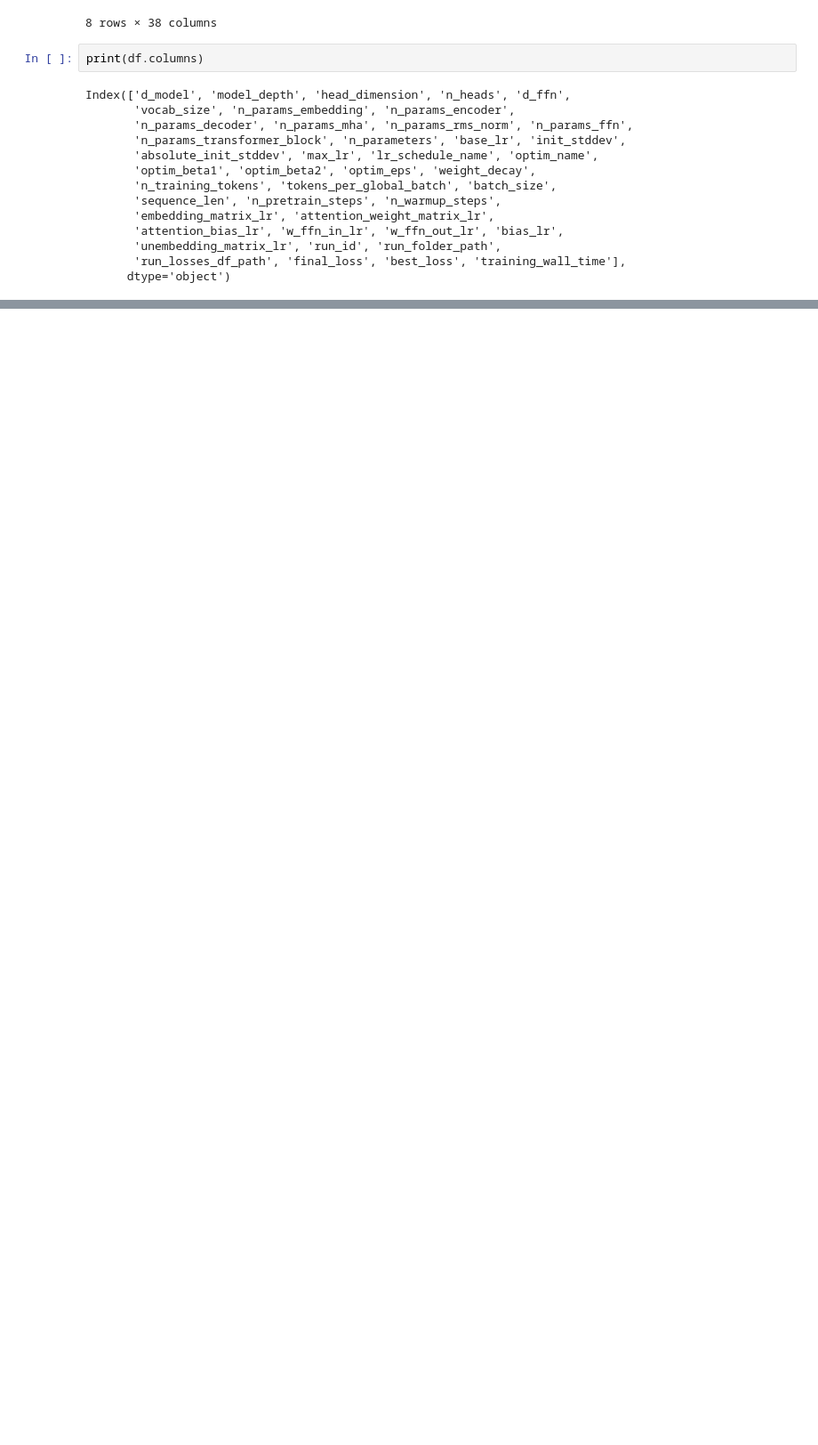
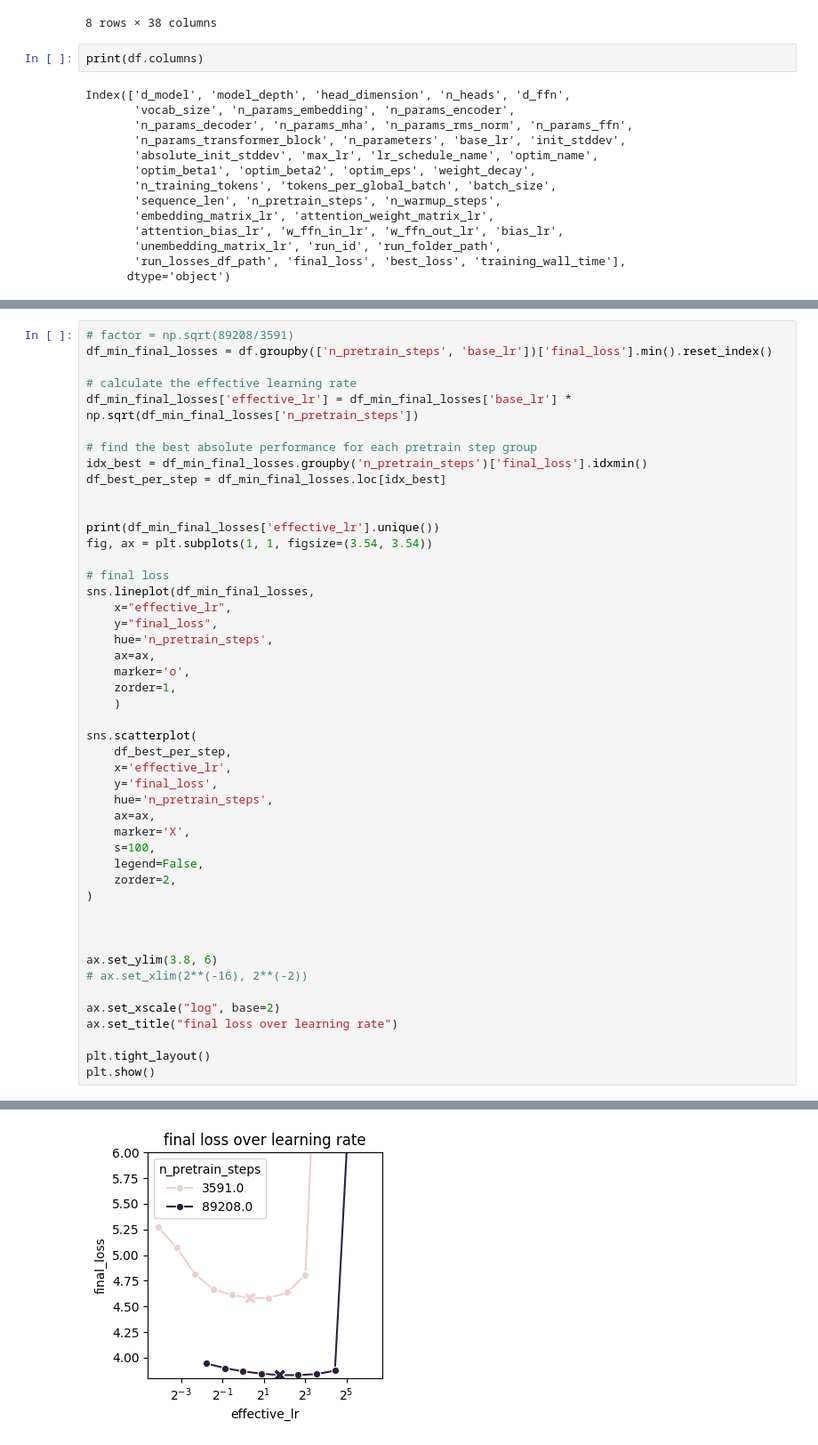
Before and after one commit to louisvonleitner/learning-rate-transfer, a Jupyter notebook: analysis/result_analysis/plot_results.ipynb, the cells around one changed output, grey strips where cells are left out. Shown at 89% size. Cells and saved outputs as stored; diff of their text form; blank space fills up the shorter version.

```diff
--- a/analysis/result_analysis/plot_results.ipynb
+++ b/analysis/result_analysis/plot_results.ipynb
@@ -65,0 +67,48 @@ plt.show()
+# %%
+# factor = np.sqrt(89208/3591)
+df_min_final_losses = df.groupby(['n_pretrain_steps', 'base_lr'])['final_loss'].min().reset_index()
+
+# calculate the effective learning rate
+df_min_final_losses['effective_lr'] = df_min_final_losses['base_lr'] * np.sqrt(df_min_final_losses['n_pretrain_steps'])
+
+# find the best absolute performance for each pretrain step group
+idx_best = df_min_final_losses.groupby('n_pretrain_steps')['final_loss'].idxmin()
+df_best_per_step = df_min_final_losses.loc[idx_best]
+
+
+print(df_min_final_losses['effective_lr'].unique())
+fig, ax = plt.subplots(1, 1, figsize=(3.54, 3.54))
+
+# final loss
+sns.lineplot(df_min_final_losses,
+    x="effective_lr",
+    y="final_loss",
+    hue='n_pretrain_steps',
+    ax=ax,
+    marker='o',
+    zorder=1,
+    )
+
+sns.scatterplot(
+    df_best_per_step,
+    x='effective_lr',
+    y='final_loss',
+    hue='n_pretrain_steps',
+    ax=ax,
+    marker='X',
+    s=100,
+    legend=False,
+    zorder=2,
+)
+
+
+
+ax.set_ylim(3.8, 6)
+# ax.set_xlim(2**(-16), 2**(-2))
+
+ax.set_xscale("log", base=2)
+ax.set_title("final loss over learning rate")
+
+plt.tight_layout()
+plt.show()
+# %% [output]
@@ -65,0 +120 @@ plt.show()
+[figure, added]
```
Also changed, not shown: parts of 11 cells of this notebook, 1 other file.
